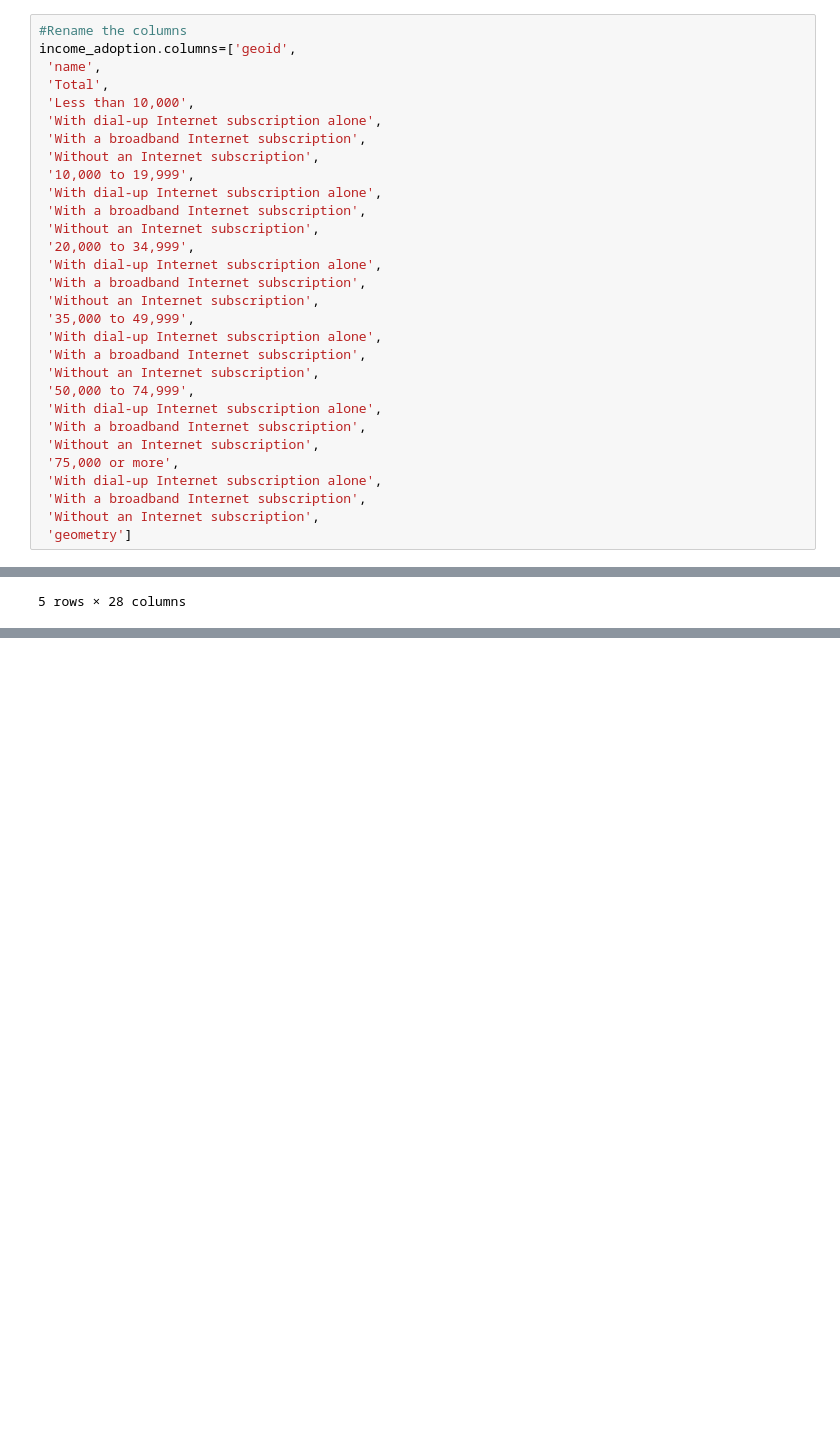
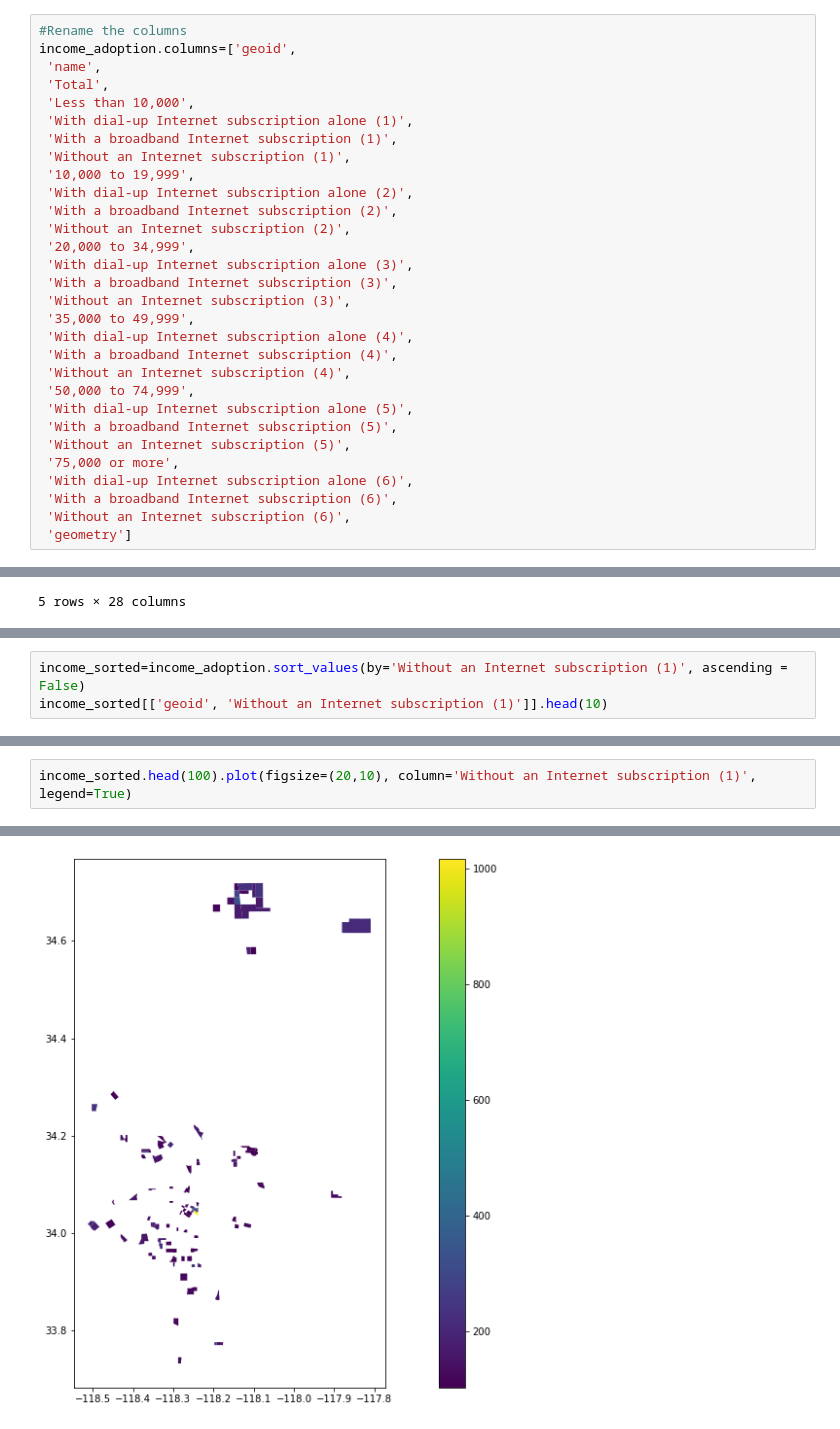
Before and after one commit to cristemc/up206a-michael, a Jupyter notebook: Week_03/census_exploration.ipynb, the cells around one changed output, grey strips where cells are left out. Drawn from its saved outputs; the diff is of its cells as text; blank space fills up the shorter version.

```diff
--- a/Week_03/census_exploration.ipynb
+++ b/Week_03/census_exploration.ipynb
@@ -277,29 +277,29 @@ income_adoption.columns=['geoid',
  'name',
  'Total',
  'Less than 10,000',
- 'With dial-up Internet subscription alone',
- 'With a broadband Internet subscription',
- 'Without an Internet subscription',
+ 'With dial-up Internet subscription alone (1)',
+ 'With a broadband Internet subscription (1)',
+ 'Without an Internet subscription (1)',
  '10,000 to 19,999',
- 'With dial-up Internet subscription alone',
- 'With a broadband Internet subscription',
- 'Without an Internet subscription',
+ 'With dial-up Internet subscription alone (2)',
+ 'With a broadband Internet subscription (2)',
+ 'Without an Internet subscription (2)',
  '20,000 to 34,999',
- 'With dial-up Internet subscription alone',
- 'With a broadband Internet subscription',
- 'Without an Internet subscription',
+ 'With dial-up Internet subscription alone (3)',
+ 'With a broadband Internet subscription (3)',
+ 'Without an Internet subscription (3)',
  '35,000 to 49,999',
- 'With dial-up Internet subscription alone',
- 'With a broadband Internet subscription',
- 'Without an Internet subscription',
+ 'With dial-up Internet subscription alone (4)',
+ 'With a broadband Internet subscription (4)',
+ 'Without an Internet subscription (4)',
  '50,000 to 74,999',
- 'With dial-up Internet subscription alone',
- 'With a broadband Internet subscription',
- 'Without an Internet subscription',
+ 'With dial-up Internet subscription alone (5)',
+ 'With a broadband Internet subscription (5)',
+ 'Without an Internet subscription (5)',
  '75,000 or more',
- 'With dial-up Internet subscription alone',
- 'With a broadband Internet subscription',
- 'Without an Internet subscription',
+ 'With dial-up Internet subscription alone (6)',
+ 'With a broadband Internet subscription (6)',
+ 'Without an Internet subscription (6)',
  'geometry']
 # %%
 income_adoption.head(5)
@@ -334,0 +410,3 @@ less than 10,000 + 10,000 to 19,999 + 20,000 to 34,999 + 35,000 to 49,999 + 50,0
+# %%
+income_sorted=income_adoption.sort_values(by='Without an Internet subscription (1)', ascending = False)
+income_sorted[['geoid', 'Without an Internet subscription (1)']].head(10)
@@ -334,0 +425,3 @@ less than 10,000 + 10,000 to 19,999 + 20,000 to 34,999 + 35,000 to 49,999 + 50,0
+# %%
+income_sorted.head(100).plot(figsize=(20,10), column='Without an Internet subscription (1)', legend=True)
+# %% [output]
@@ -334,0 +429 @@ less than 10,000 + 10,000 to 19,999 + 20,000 to 34,999 + 35,000 to 49,999 + 50,0
+[figure, added]
```
Also changed, not shown: parts of 26 cells of this notebook.
